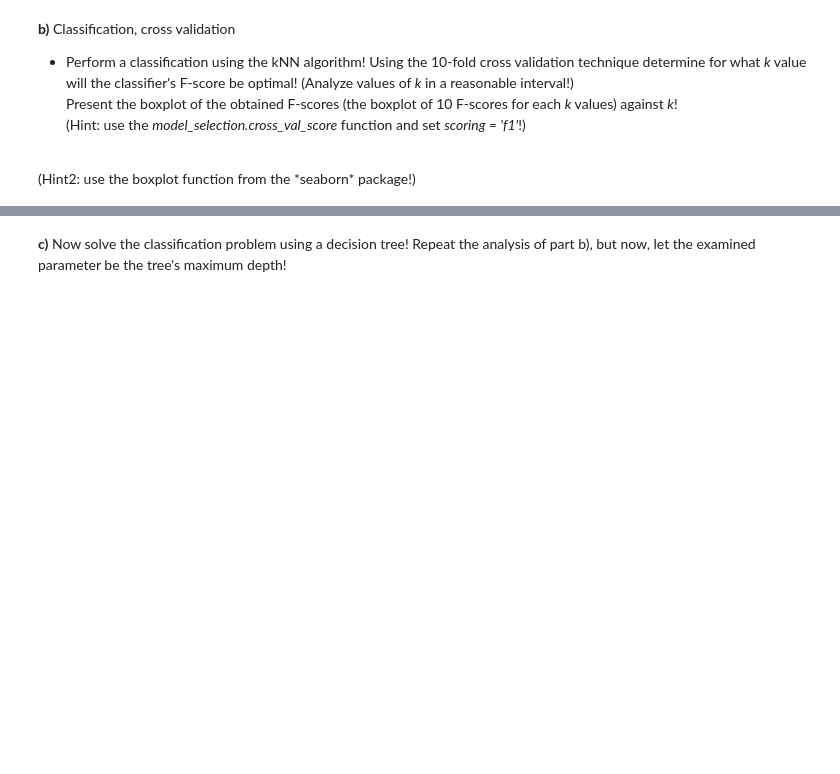
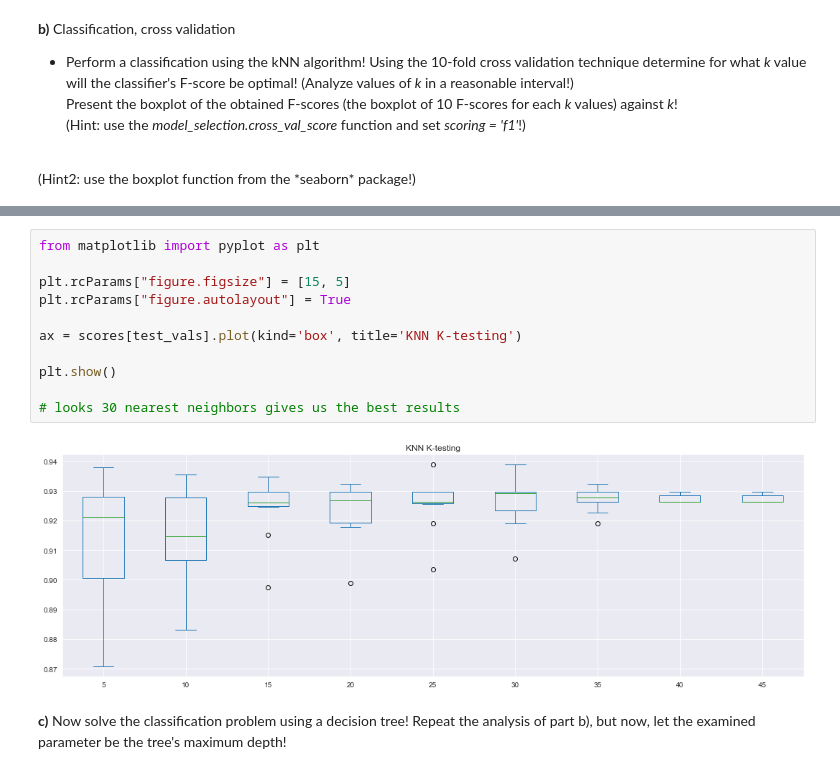
Before and after one commit to rjaa2020/data-science-sp23, a Jupyter notebook: HW03/rahul_HW3.ipynb, the cells around one changed output, grey strips where cells are left out. Saved outputs shown, nothing was run; the diff lists cells and outputs as text; blank space fills up the shorter version.

```diff
--- a/HW03/rahul_HW3.ipynb
+++ b/HW03/rahul_HW3.ipynb
@@ -56,3 +56,16 @@ sns.heatmap(scores, annot=True, cmap='coolwarm', vmin=np.percentile(scores, 50))
+# %%
+from matplotlib import pyplot as plt
+
+plt.rcParams["figure.figsize"] = [15, 5]
+plt.rcParams["figure.autolayout"] = True
+
+ax = scores[test_vals].plot(kind='box', title='KNN K-testing')
+
+plt.show()
+
+# looks 30 nearest neighbors gives us the best results
+# %% [output]
+[figure, added]
 # %% [markdown]
 **c)** Now solve the classification problem using a decision tree! Repeat the analysis of part b), but now, let the examined parameter be the tree's maximum depth!
 # %%
```
Also changed, not shown: parts of 3 cells of this notebook, 1 other file.
